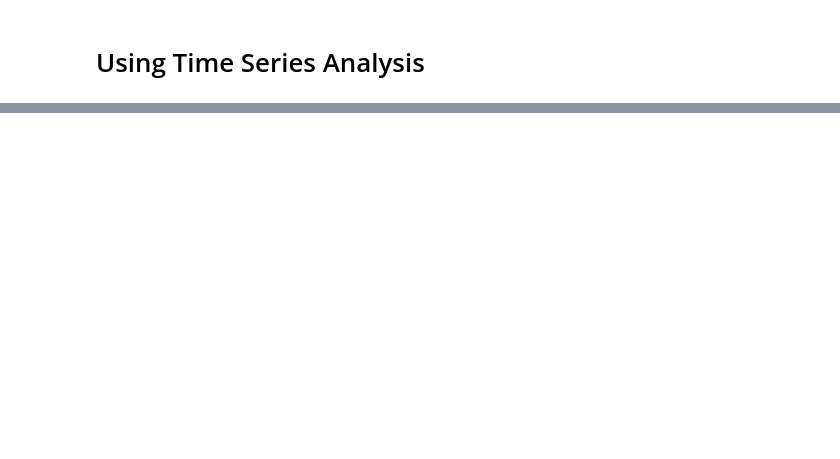
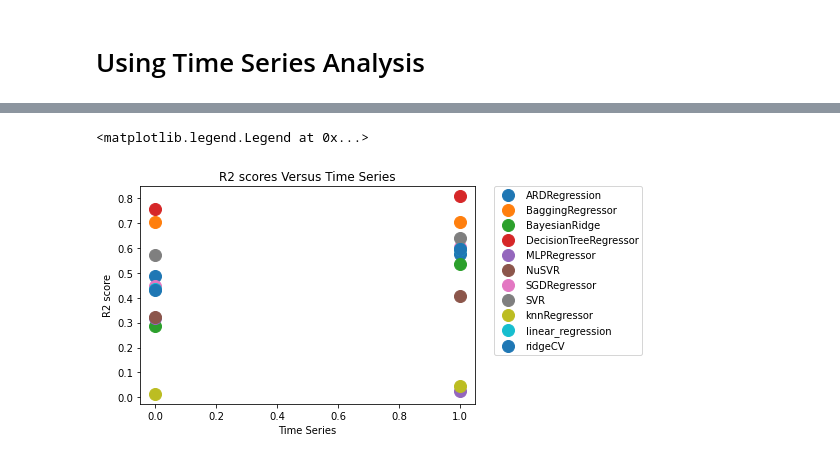
Before and after one commit to rgoding2004/W207-Project, a Jupyter notebook: NFT.ipynb, the cells around one changed output, grey strips where cells are left out. Saved outputs shown, nothing was run; the diff lists cells and outputs as text; code cells hidden in the pictures; blank space fills up the shorter version.

```diff
--- a/NFT.ipynb
+++ b/NFT.ipynb
@@ -1009,0 +1200,11 @@ print("R2 score: %.2f" % r2_score(Y_test, Y_test_predictions))
+# %%
+# Create DF for comparing models under different feature sets.
+time_series_results_df = pd.DataFrame(data=np.array(model_score_results), \
+                                       columns=['model_name', 'time_series', 'mse', 'r2-score'])
+time_series_results_df = time_series_results_df.reset_index(drop=True)
+time_series_results_df = time_series_results_df.astype({'time_series' : int})
+time_series_results_df = time_series_results_df.astype({'r2-score' : float})
+time_series_results_df = time_series_results_df.astype({'mse' : float})
+
+
+time_series_results_df.head(10)
@@ -1009,0 +1223,16 @@ print("R2 score: %.2f" % r2_score(Y_test, Y_test_predictions))
+# %%
+# Visualize R2 scores for each model without time series and with time series.
+groups = time_series_results_df.groupby('model_name')
+for name, group in groups:
+    plt.plot(group['time_series'], group['r2-score'], marker='o', linestyle='', markersize=12, label=name)
+
+
+
+plt.title('R2 scores Versus Time Series')
+plt.xlabel('Time Series')
+plt.ylabel('R2 score')
+
+plt.legend(bbox_to_anchor= (1.5, 1), loc='upper right', borderaxespad=0)
+# %% [output]
+<matplotlib.legend.Legend at 0x...>
+[figure, added]
```
Also changed, not shown: parts of 44 cells of this notebook.
